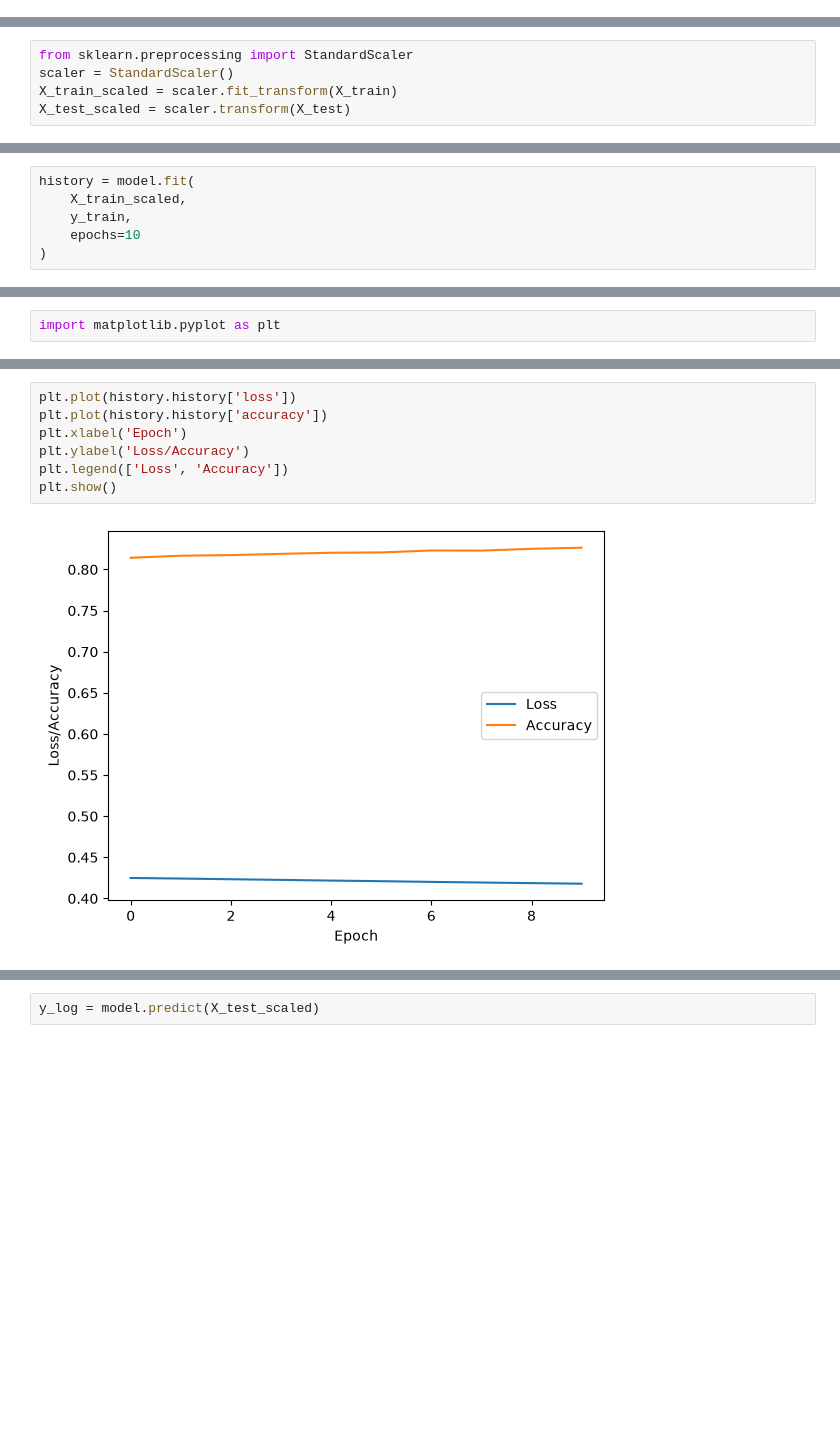
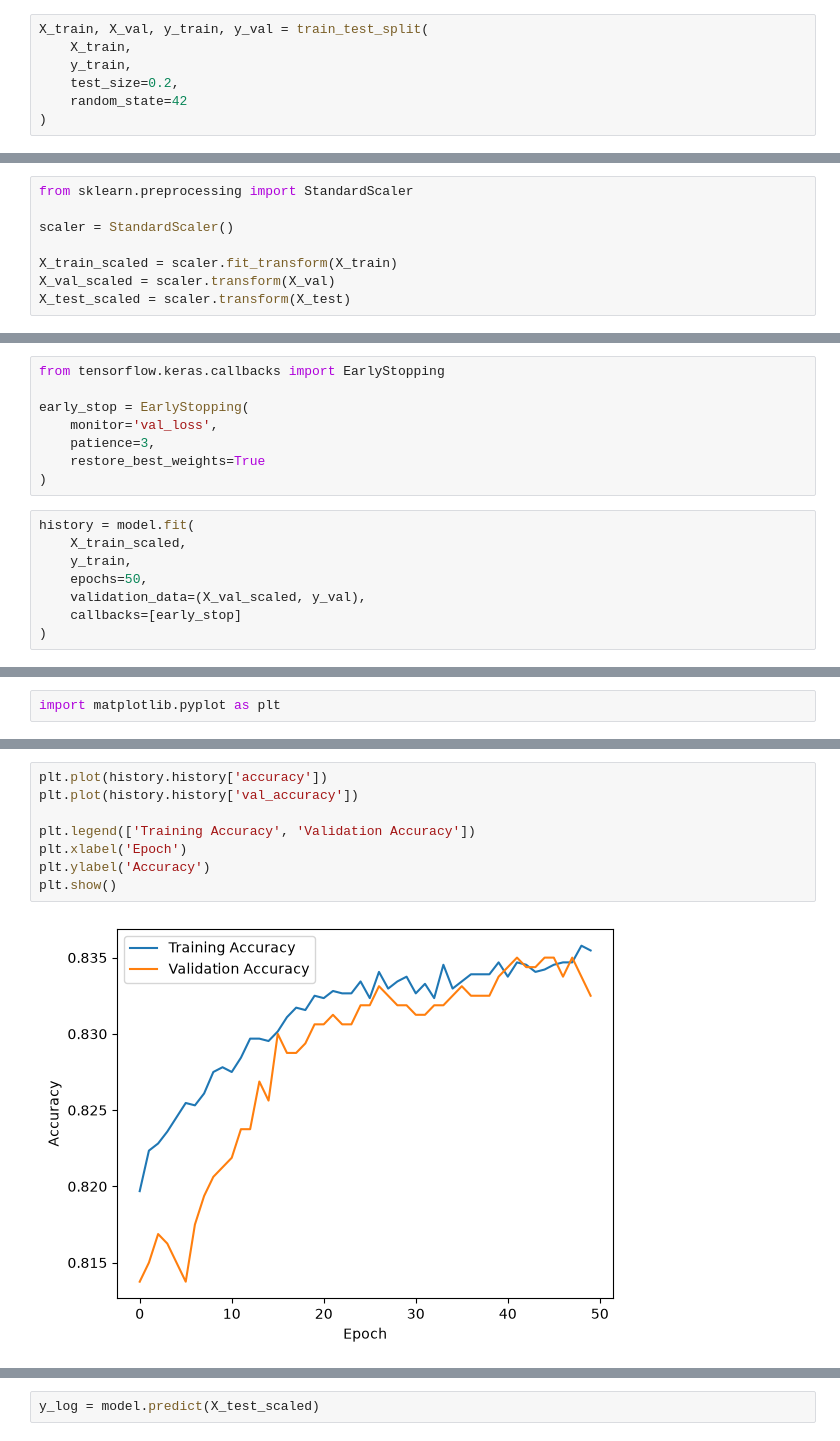
Before and after one commit to atharv-arch/ML-PRACTICE-PROJECTS, a Jupyter notebook: churn-prediction/churn_prediction.ipynb, the cells around one changed output, grey strips where cells are left out. Saved outputs shown, nothing was run; the diff lists cells and outputs as text; blank space fills up the shorter version.

```diff
--- a/churn-prediction/churn_prediction.ipynb
+++ b/churn-prediction/churn_prediction.ipynb
@@ -96,14 +96,24 @@ X = df.drop(columns=['Exited'])
 y = df['Exited']
 from sklearn.model_selection import train_test_split
 X_train, X_test, y_train, y_test = train_test_split(X, y, test_size=0.2, random_state=42)
+# %%
+X_train, X_val, y_train, y_val = train_test_split(
+    X_train,
+    y_train,
+    test_size=0.2,
+    random_state=42
+)
 # %%
 X_train.shape
 # %% [output]
 (8000, 11)
 # %%
 from sklearn.preprocessing import StandardScaler
+
 scaler = StandardScaler()
+
 X_train_scaled = scaler.fit_transform(X_train)
+X_val_scaled = scaler.transform(X_val)
 X_test_scaled = scaler.transform(X_test)
 # %%
 X_train_scaled
@@ -151,10 +161,20 @@ model.compile(
     optimizer='adam',
     metrics=['accuracy']
 )
+# %%
+from tensorflow.keras.callbacks import EarlyStopping
+
+early_stop = EarlyStopping(
+    monitor='val_loss',
+    patience=3,
+    restore_best_weights=True
+)
 # %%
 history = model.fit(
     X_train_scaled,
     y_train,
-    epochs=10
+    epochs=50,
+    validation_data=(X_val_scaled, y_val),
+    callbacks=[early_stop]
 )
 # %% [output]
@@ -206,12 +214,13 @@ import matplotlib.pyplot as plt
 # %%
-plt.plot(history.history['loss'])
 plt.plot(history.history['accuracy'])
+plt.plot(history.history['val_accuracy'])
+
+plt.legend(['Training Accuracy', 'Validation Accuracy'])
 plt.xlabel('Epoch')
-plt.ylabel('Loss/Accuracy')
-plt.legend(['Loss', 'Accuracy'])
+plt.ylabel('Accuracy')
 plt.show()
 # %% [output]
-[figure, old version]
+[figure, new version]
 # %%
 model.layers[0].get_weights()
 # %% [output]
```
Also changed, not shown: parts of 11 cells of this notebook.
